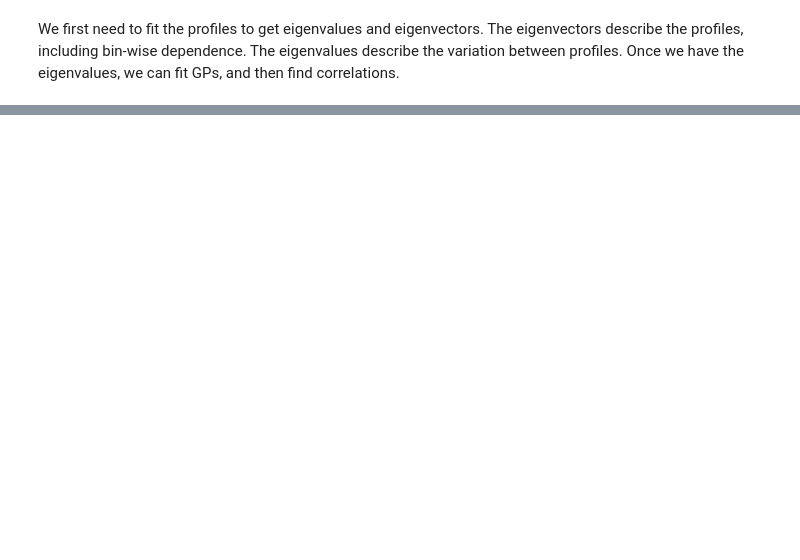
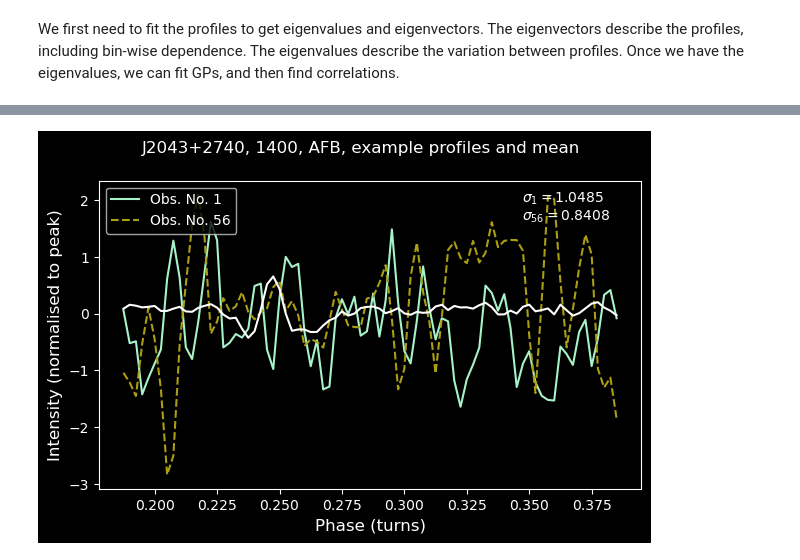
Before and after one commit to respiewak/psr_prof_pca, a Jupyter notebook: step_2_profile_pca.ipynb, the cells around one changed output, grey strips where cells are left out. Cells and saved outputs as stored; diff of their text form; code cells hidden in the pictures; blank space fills up the shorter version.

```diff
--- a/step_2_profile_pca.ipynb
+++ b/step_2_profile_pca.ipynb
@@ -319,42 +245,43 @@ w2 = 1 - l2 - sep
 #h2 = h1*frac
 #b1 = b2 + h2 + sep
 # %%
-if exist_DFB:
+if exist_BE:
     with plt.style.context(plot_style):
         plt.clf()
         fig = plt.figure(num=1)
         fig.set_size_inches(7, 4)
-        fig.suptitle("{}, DFB, example profiles and mean".format(psr))
-        first, second = np.random.randint(dfb_comps_all.shape[0], size=2)
-        #second = 179
+        fig.suptitle("{}, {}, {}, example profiles and mean".format(psr, freq, BE))
+        first, second = np.random.randint(BE_comps_all.shape[0], size=2)
         if ip_exist:
             ax1 = fig.add_axes((l1, b, w1, h))
             ax2 = fig.add_axes((l2, b, w2, h))
-            mask1 = np.logical_and(dfb_mask, dfb_bins < 0.5)
-            mask2 = np.logical_and(dfb_mask, dfb_bins > 0.5)
-            mean_mask1 = np.arange(len(dfb_pca.mean_)) < len(dfb_bins[mask1])
-            mean_mask2 = np.arange(len(dfb_pca.mean_)) >= len(dfb_bins[mask1])
+            mask1 = np.logical_and(BE_mask, BE_bins < 0.65)
+            mask2 = np.logical_and(BE_mask, BE_bins >= 0.65)
+            mean_mask1 = np.arange(len(BE_pca.mean_)) < len(BE_bins[mask1])
+            mean_mask2 = np.arange(len(BE_pca.mean_)) >= len(BE_bins[mask1])
             for ax, mask, mmask in zip([ax1, ax2], [mask1, mask2], [mean_mask1, mean_mask2]):
-                ax.plot(dfb_bins[mask], DFB_aligned[mask,first], color=c2, label='Obs. No. {}'.format(first)) #two example profiles of the two states
-                ax.plot(dfb_bins[mask], DFB_aligned[mask,second], color=c3, ls='--', label='Obs. No. {}'.format(second))
-                ax.plot(dfb_bins[mask], dfb_pca.mean_[mmask], color=c1) #mean plotted, subtracted off before computing
+                ax.plot(BE_bins[mask], BE_aligned[mask,first], color=c2, label='Obs. No. {}'.format(first)) #two example profiles of the two states
+                ax.plot(BE_bins[mask], BE_aligned[mask,second], color=c3, ls='--', label='Obs. No. {}'.format(second))
+                ax.plot(BE_bins[mask], BE_pca.mean_[mmask], color=c1) #mean plotted, subtracted off before computing
                 ax.set_xlabel('Phase (turns)', fontsize=12)
 
             #ax1.set_xlim()
             ax = ax1
 
         else:
             ax = plt.gca()
-            plt.plot(dfb_bins[dfb_mask], DFB_aligned[dfb_mask,first], color=c2, label='Obs. No. {}'.format(first)) #two example profiles of the two states
-            plt.plot(dfb_bins[dfb_mask], DFB_aligned[dfb_mask,second], color=c3, ls='--', label='Obs. No. {}'.format(second))
-            plt.plot(dfb_bins[dfb_mask], dfb_pca.mean_, color=c1) #mean plotted, subtracted off before computing
+            plt.plot(BE_bins[BE_mask], BE_aligned[BE_mask,first], color=c2, label='Obs. No. {}'.format(first)) #two example profiles of the two states
+            plt.plot(BE_bins[BE_mask], BE_aligned[BE_mask,second], color=c3, ls='--', label='Obs. No. {}'.format(second))
+            plt.plot(BE_bins[BE_mask], BE_pca.mean_, color=c1) #mean plotted, subtracted off before computing
             plt.xlabel('Phase (turns)', fontsize=12)
 
-        #plt.xlim(peak_min*DFB_nbin, peak_max*DFB_nbin)
-        #plt.xlim(dfb_range[0], dfb_range[1])
-        plt.text(0.78, 0.87, '$\sigma_{{{:d}}} = {:.4f}$\n$\sigma_{{{:d}}} = {:.4f}$'.format(first, dfb_rms[first], second, dfb_rms[second]), transform=ax.transAxes)
+        #plt.xlim(peak_min*BE_nbin, peak_max*BE_nbin)
+        #plt.xlim(BE_range[0], BE_range[1])
+        plt.text(0.78, 0.87, '$\sigma_{{{:d}}} = {:.4f}$\n$\sigma_{{{:d}}} = {:.4f}$'.format(first, BE_rms[first], second, BE_rms[second]), transform=ax.transAxes)
         #plt.text(0.025, 0.87, '$N_{{obs,purple}} = {}$\n$N_{{obs,red}} = {}$'.format(first, second), transform=ax.transAxes)
         ax.set_ylabel('Intensity (normalised to peak)', fontsize=12)
         plt.legend(loc=2)
-        #plt.savefig(os.path.join(plots_dir, psr+'_dfb_{}_ex_profs.png'.format(freq)), bbox_inches='tight')
+        #plt.savefig(os.path.join(plots_dir, desc+'_ex_profs.png'), bbox_inches='tight')
         plt.show()
+# %% [output]
+[figure, added]
```
Also changed, not shown: parts of 30 cells of this notebook, 3 other files.
